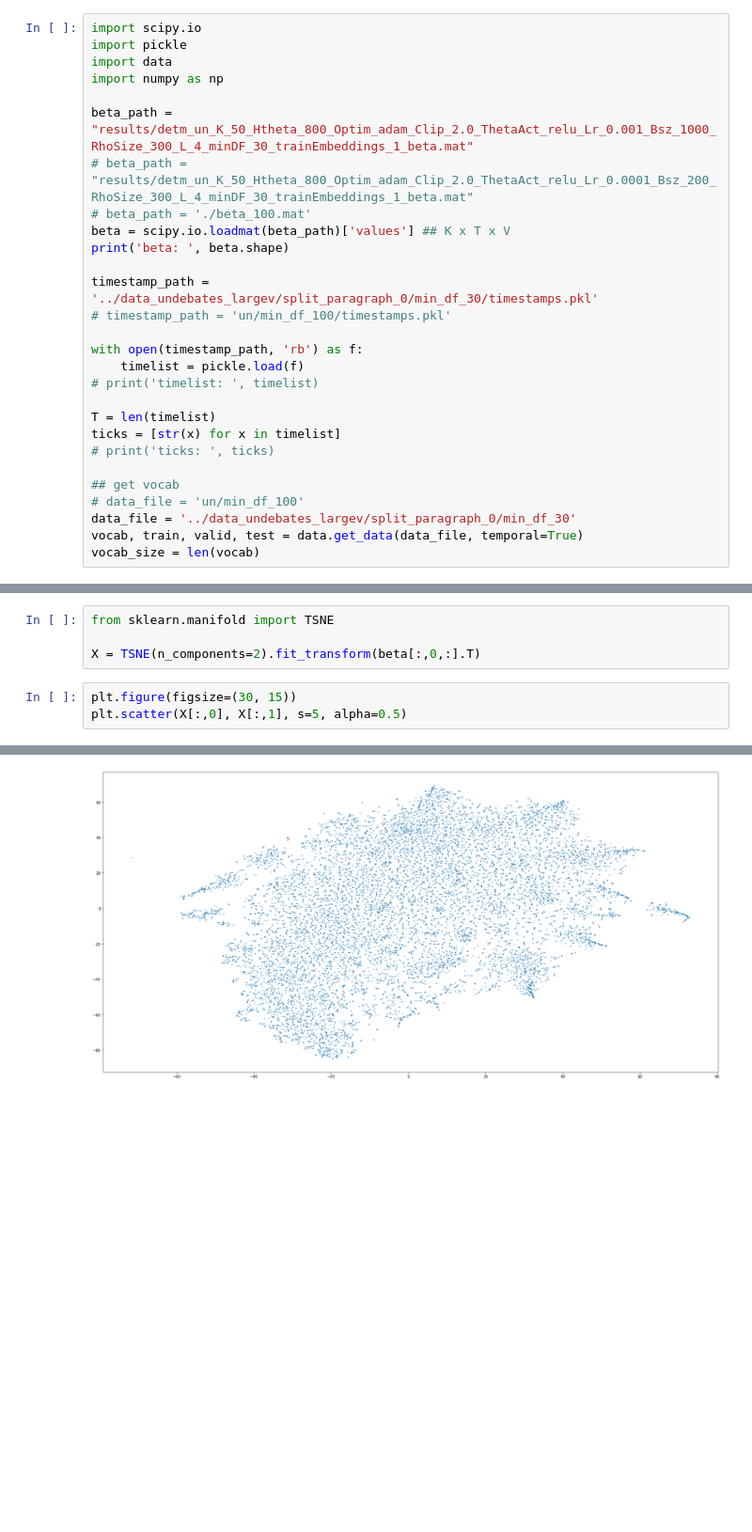
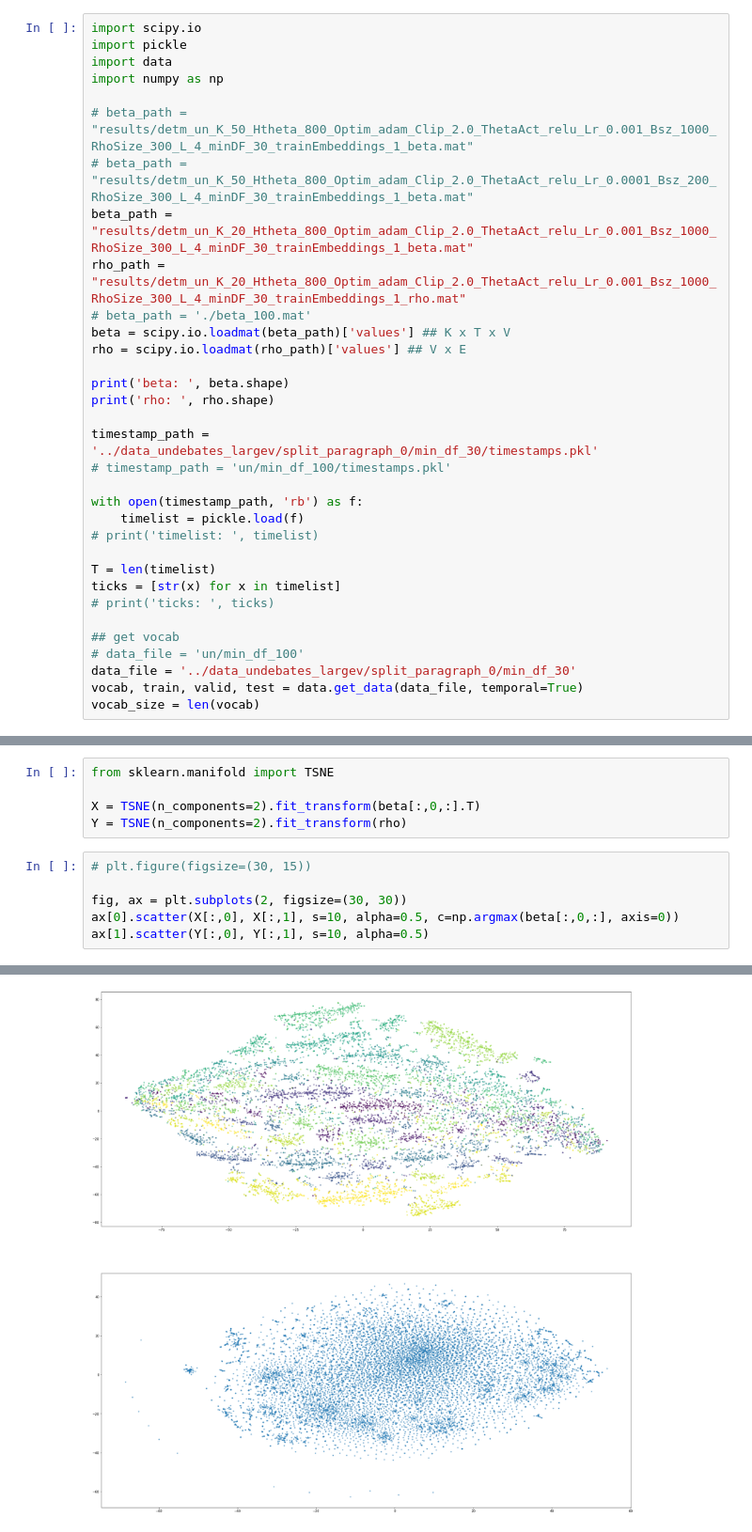
Before and after one commit to waahlstrand/DETM, a Jupyter notebook: test.ipynb, the cells around one changed output, grey strips where cells are left out. Shown at 94% size. Cells and saved outputs as stored; diff of their text form; blank space fills up the shorter version.

```diff
--- a/test.ipynb
+++ b/test.ipynb
@@ -4,11 +4,16 @@ import pickle
 import data
 import numpy as np
 
-beta_path = "results/detm_un_K_50_Htheta_800_Optim_adam_Clip_2.0_ThetaAct_relu_Lr_0.001_Bsz_1000_RhoSize_300_L_4_minDF_30_trainEmbeddings_1_beta.mat"
+# beta_path = "results/detm_un_K_50_Htheta_800_Optim_adam_Clip_2.0_ThetaAct_relu_Lr_0.001_Bsz_1000_RhoSize_300_L_4_minDF_30_trainEmbeddings_1_beta.mat"
 # beta_path = "results/detm_un_K_50_Htheta_800_Optim_adam_Clip_2.0_ThetaAct_relu_Lr_0.0001_Bsz_200_RhoSize_300_L_4_minDF_30_trainEmbeddings_1_beta.mat"
+beta_path = "results/detm_un_K_20_Htheta_800_Optim_adam_Clip_2.0_ThetaAct_relu_Lr_0.001_Bsz_1000_RhoSize_300_L_4_minDF_30_trainEmbeddings_1_beta.mat"
+rho_path = "results/detm_un_K_20_Htheta_800_Optim_adam_Clip_2.0_ThetaAct_relu_Lr_0.001_Bsz_1000_RhoSize_300_L_4_minDF_30_trainEmbeddings_1_rho.mat"
 # beta_path = './beta_100.mat'
 beta = scipy.io.loadmat(beta_path)['values'] ## K x T x V
+rho = scipy.io.loadmat(rho_path)['values'] ## V x E
+
 print('beta: ', beta.shape)
+print('rho: ', rho.shape)
 
 timestamp_path = '../data_undebates_largev/split_paragraph_0/min_df_30/timestamps.pkl'
 # timestamp_path = 'un/min_df_100/timestamps.pkl'
@@ -69,9 +109,13 @@ Topic 2 .. Time: 40 ===> ['crime', 'poverty', 'cent', 'children']
 from sklearn.manifold import TSNE
 
 X = TSNE(n_components=2).fit_transform(beta[:,0,:].T)
+Y = TSNE(n_components=2).fit_transform(rho)
 # %%
-plt.figure(figsize=(30, 15))
-plt.scatter(X[:,0], X[:,1], s=5, alpha=0.5)
+# plt.figure(figsize=(30, 15))
+
+fig, ax = plt.subplots(2, figsize=(30, 30))
+ax[0].scatter(X[:,0], X[:,1], s=10, alpha=0.5, c=np.argmax(beta[:,0,:], axis=0))
+ax[1].scatter(Y[:,0], Y[:,1], s=10, alpha=0.5)
 # %% [output]
 <matplotlib.collections.PathCollection at 0x...>
-[figure, old version]
+[figure, new version]
```
Also changed, not shown: parts of 7 cells of this notebook, 2 other files.
